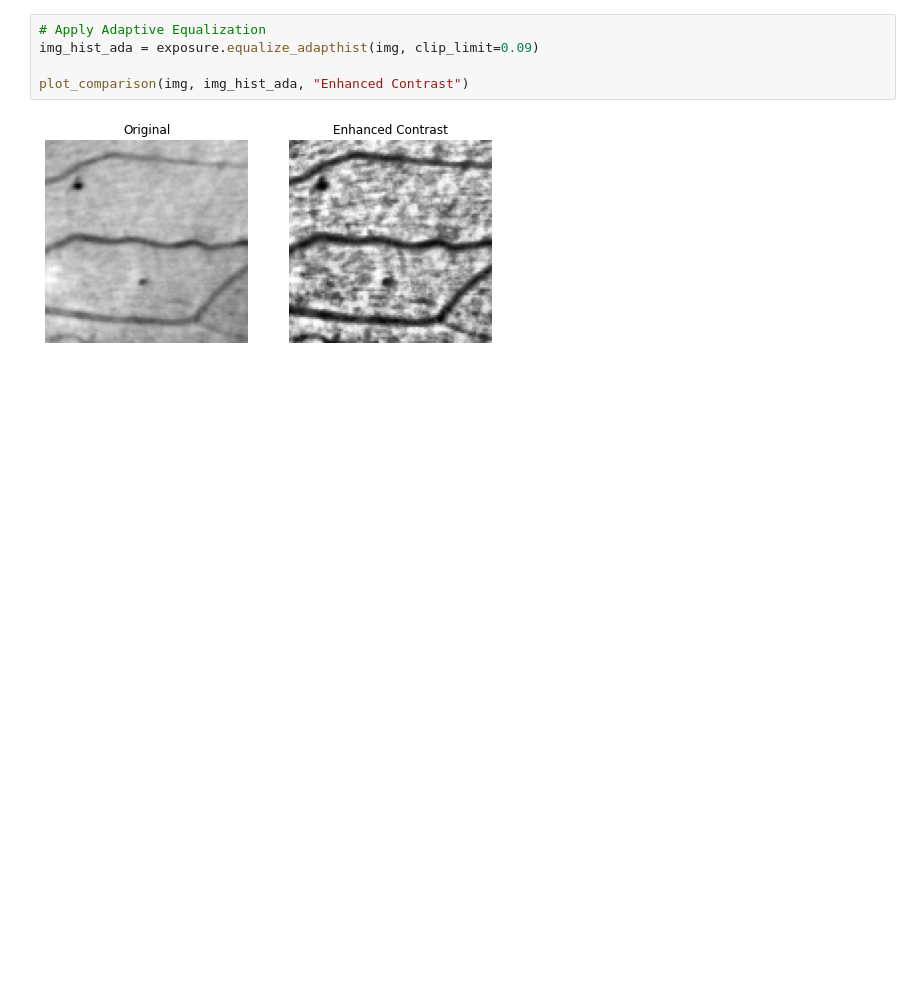
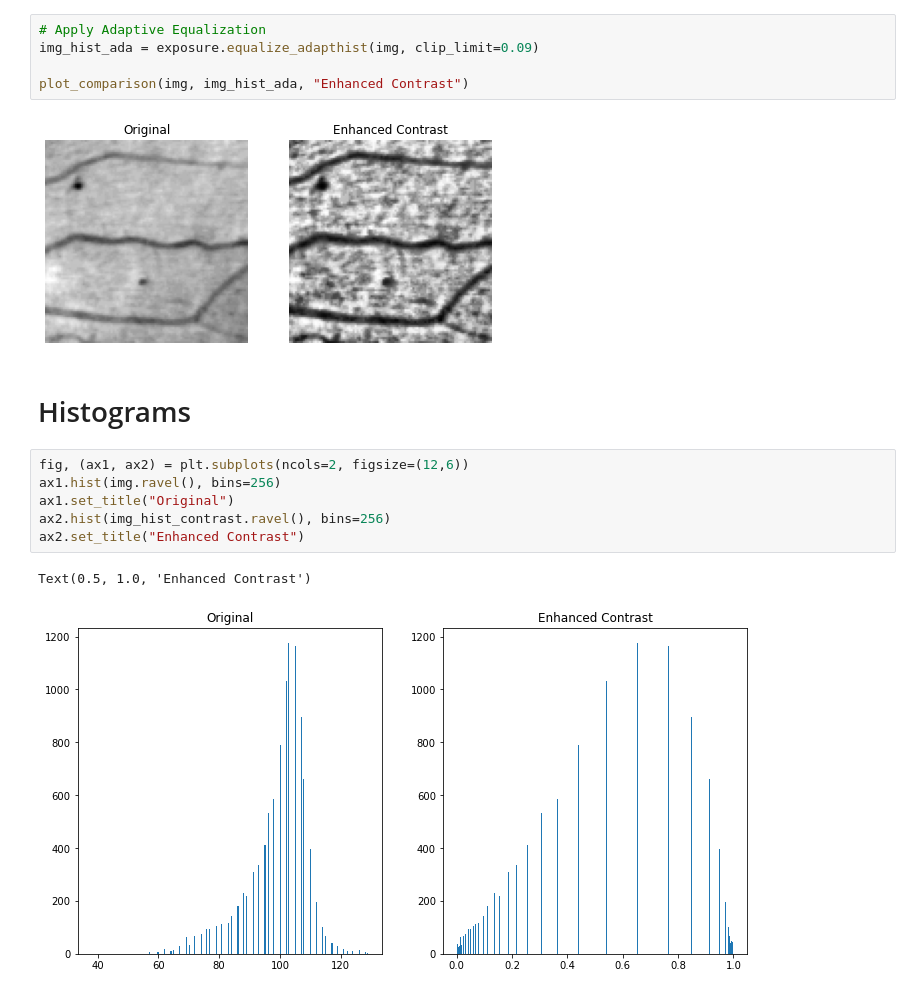
Before and after one commit to Ramseths/scikit-image-preprocessing, a Jupyter notebook: contrast_enhancement.ipynb, the cells around one changed output. Saved outputs shown, nothing was run; the diff lists cells and outputs as text; blank space fills up the shorter version.

Commit message:
feat: show histogram

```diff
--- a/contrast_enhancement.ipynb
+++ b/contrast_enhancement.ipynb
@@ -40,3 +40,14 @@ img_hist_ada = exposure.equalize_adapthist(img, clip_limit=0.09)
 plot_comparison(img, img_hist_ada, "Enhanced Contrast")
 # %% [output]
 [figure]
+# %% [markdown]
+# Histograms
+# %%
+fig, (ax1, ax2) = plt.subplots(ncols=2, figsize=(12,6))
+ax1.hist(img.ravel(), bins=256)
+ax1.set_title("Original")
+ax2.hist(img_hist_contrast.ravel(), bins=256)
+ax2.set_title("Enhanced Contrast")
+# %% [output]
+Text(0.5, 1.0, 'Enhanced Contrast')
+[figure, added]
```
Also changed, not shown: parts of 1 cell of this notebook.
